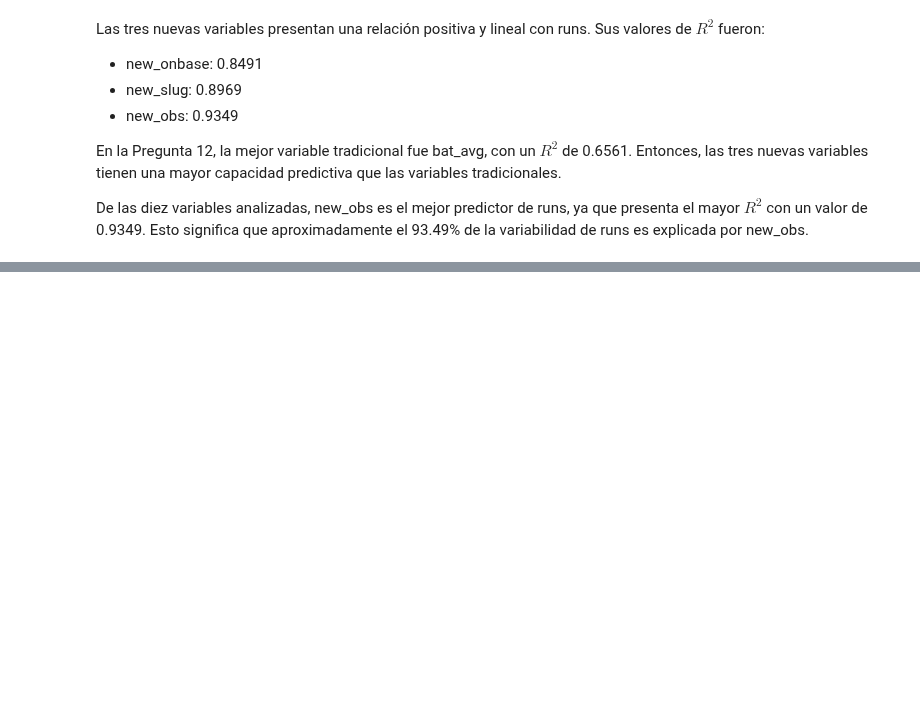
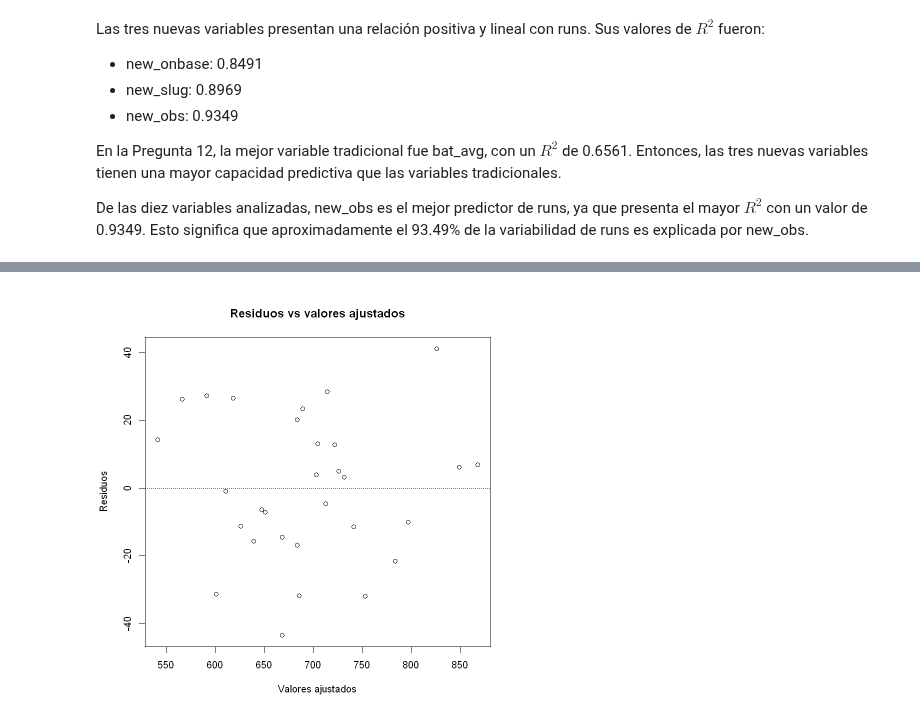
Before and after one commit to cerillo2808/Experimentos_TempName, a Jupyter notebook: AC5-Regresión-Lineal/AC5-Regresión-Lineal.ipynb, the cells around one changed output, grey strips where cells are left out. Saved outputs shown, nothing was run; the diff lists cells and outputs as text; code cells hidden in the pictures; blank space fills up the shorter version.

```diff
--- a/AC5-Regresión-Lineal/AC5-Regresión-Lineal.ipynb
+++ b/AC5-Regresión-Lineal/AC5-Regresión-Lineal.ipynb
@@ -325,0 +346,9 @@ De las diez variables analizadas, new_obs es el mejor predictor de runs, ya que
+# %%
+#Variabilidad constante
+plot(m_new_obs$fitted.values, m_new_obs$residuals,
+     xlab = "Valores ajustados",
+     ylab = "Residuos",
+     main = "Residuos vs valores ajustados")
+abline(h = 0, lty = 3)
+# %% [output]
+[figure, added]
```
Also changed, not shown: parts of 4 cells of this notebook.
